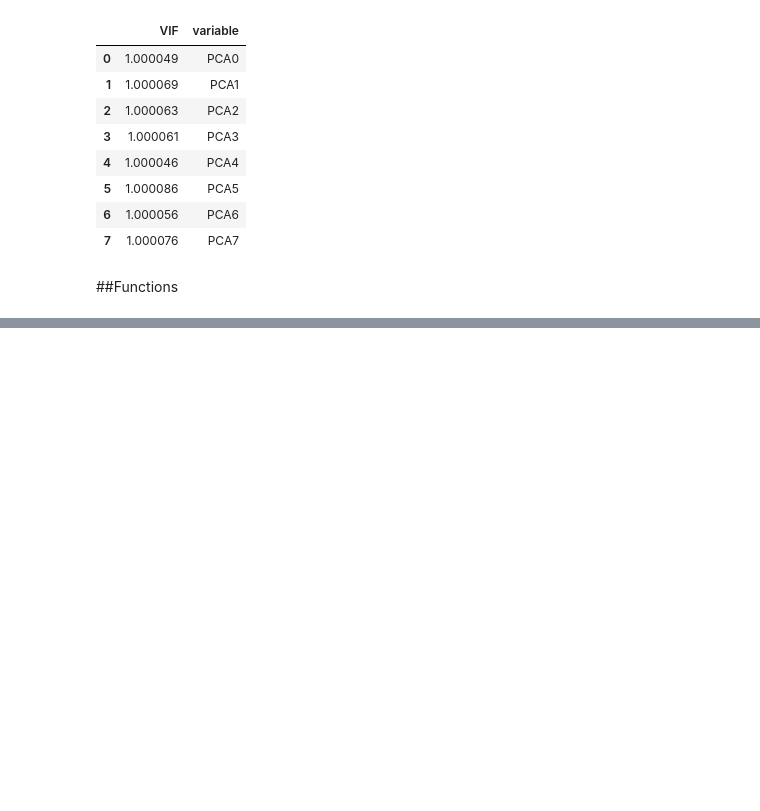
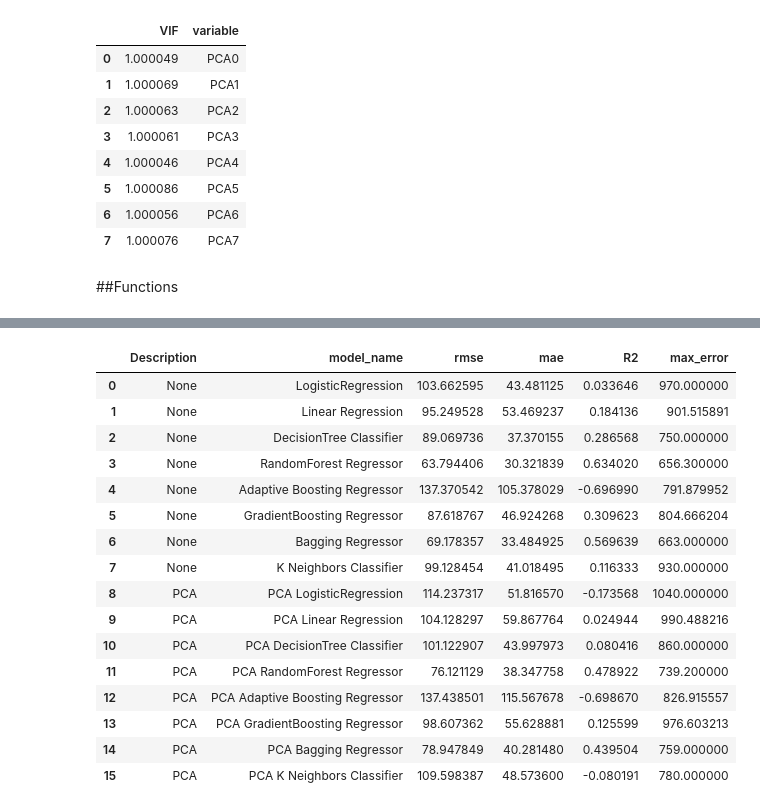
Before and after one commit to mahin-arvind/Appliance-Energy-Prediction, a Jupyter notebook: Appliance_Energy_Prediction.ipynb, the cells around one changed output, grey strips where cells are left out. Cells and saved outputs as stored; diff of their text form; code cells hidden in the pictures; blank space fills up the shorter version.

```diff
--- a/Appliance_Energy_Prediction.ipynb
+++ b/Appliance_Energy_Prediction.ipynb
@@ -751,0 +810,20 @@ def display_report():
+# %%
+display_report()
+# %% [output]
+|  | Description | model_name | rmse | mae | R2 | max_error |
+| 0 | None | LogisticRegression | 103.662595 | 43.481125 | 0.033646 | 970.000000 |
+| 1 | None | Linear Regression | 95.249528 | 53.469237 | 0.184136 | 901.515891 |
+| 2 | None | DecisionTree Classifier | 89.069736 | 37.370155 | 0.286568 | 750.000000 |
+| 3 | None | RandomForest Regressor | 63.794406 | 30.321839 | 0.634020 | 656.300000 |
+| 4 | None | Adaptive Boosting Regressor | 137.370542 | 105.378029 | -0.696990 | 791.879952 |
+| 5 | None | GradientBoosting Regressor | 87.618767 | 46.924268 | 0.309623 | 804.666204 |
+| 6 | None | Bagging Regressor | 69.178357 | 33.484925 | 0.569639 | 663.000000 |
+| 7 | None | K Neighbors Classifier | 99.128454 | 41.018495 | 0.116333 | 930.000000 |
+| 8 | PCA | PCA LogisticRegression | 114.237317 | 51.816570 | -0.173568 | 1040.000000 |
+| 9 | PCA | PCA Linear Regression | 104.128297 | 59.867764 | 0.024944 | 990.488216 |
+| 10 | PCA | PCA DecisionTree Classifier | 101.122907 | 43.997973 | 0.080416 | 860.000000 |
+| 11 | PCA | PCA RandomForest Regressor | 76.121129 | 38.347758 | 0.478922 | 739.200000 |
+| 12 | PCA | PCA Adaptive Boosting Regressor | 137.438501 | 115.567678 | -0.698670 | 826.915557 |
+| 13 | PCA | PCA GradientBoosting Regressor | 98.607362 | 55.628881 | 0.125599 | 976.603213 |
+| 14 | PCA | PCA Bagging Regressor | 78.947849 | 40.281480 | 0.439504 | 759.000000 |
+| 15 | PCA | PCA K Neighbors Classifier | 109.598387 | 48.573600 | -0.080191 | 780.000000 |
```
Also changed, not shown: parts of 7 cells of this notebook.
